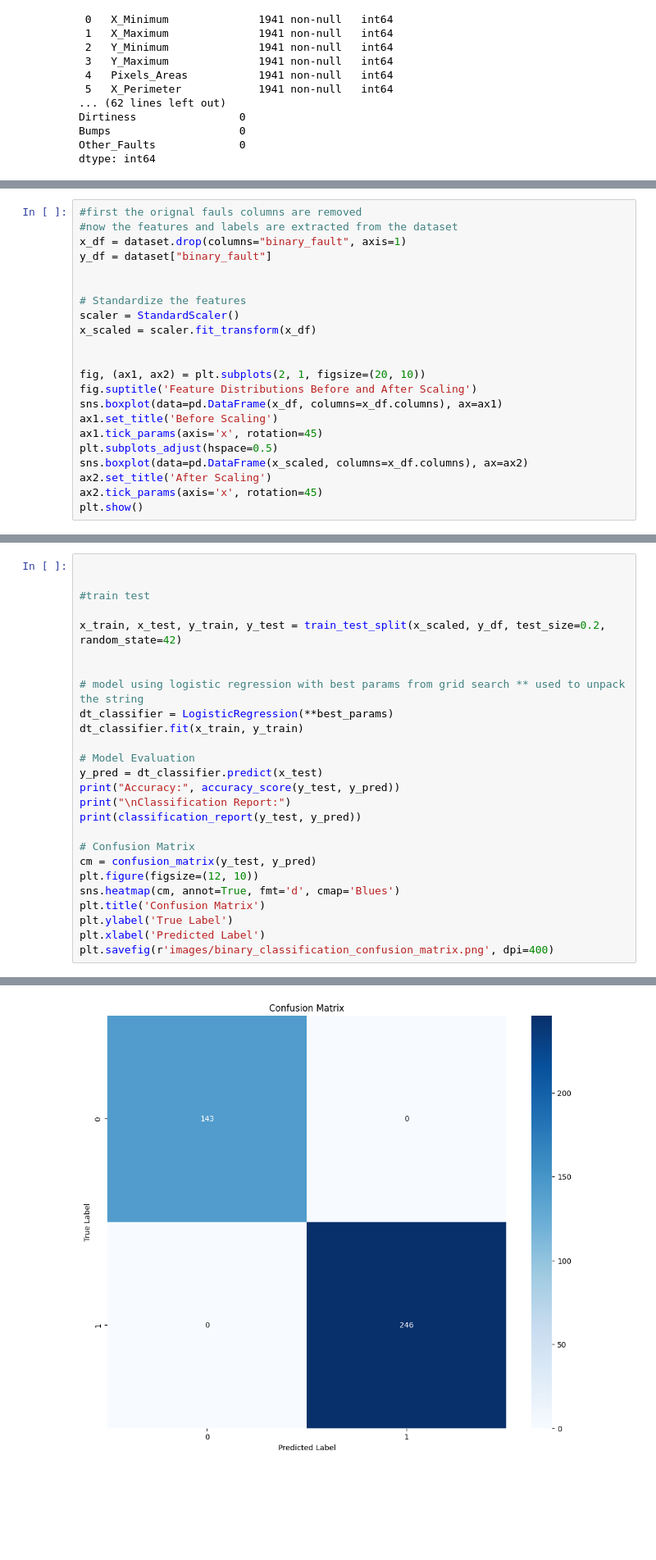
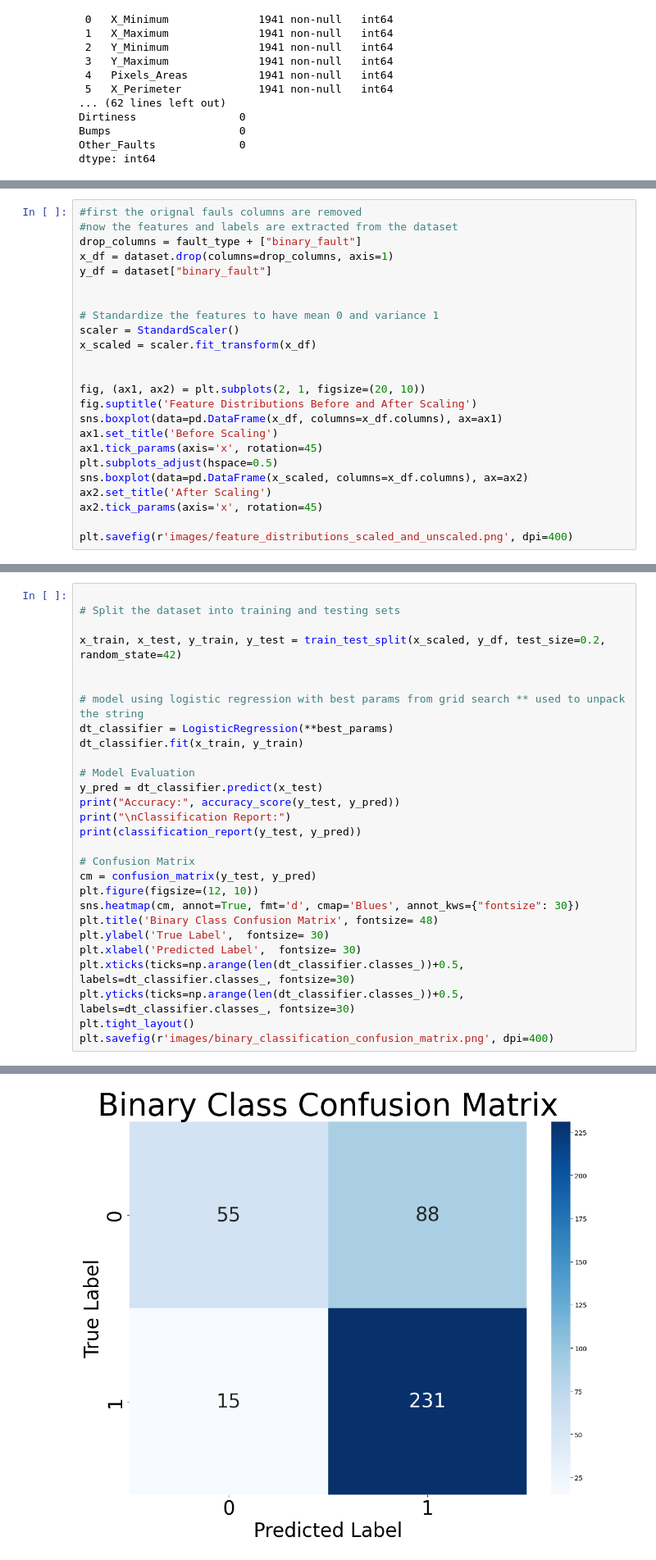
Before and after one commit to MNejmann/AAU-VT1-AML-Miniproject, a Jupyter notebook: binary_classification.ipynb, the cells around one changed output, grey strips where cells are left out. Shown: that part at 82% size. Saved outputs shown, nothing was run; the diff lists cells and outputs as text; blank space fills up the shorter version.

```diff
--- a/binary_classification.ipynb
+++ b/binary_classification.ipynb
@@ -108,11 +114,12 @@ Name: count, dtype: int64
 # %%
 #first the orignal fauls columns are removed
 #now the features and labels are extracted from the dataset
-x_df = dataset.drop(columns="binary_fault", axis=1)
+drop_columns = fault_type + ["binary_fault"]
+x_df = dataset.drop(columns=drop_columns, axis=1)
 y_df = dataset["binary_fault"]
 
 
-# Standardize the features
+# Standardize the features to have mean 0 and variance 1
 scaler = StandardScaler()
 x_scaled = scaler.fit_transform(x_df)
 
@@ -126,5 +133,6 @@ plt.subplots_adjust(hspace=0.5)
 sns.boxplot(data=pd.DataFrame(x_scaled, columns=x_df.columns), ax=ax2)
 ax2.set_title('After Scaling')
 ax2.tick_params(axis='x', rotation=45)
-plt.show()
+
+plt.savefig(r'images/feature_distributions_scaled_and_unscaled.png', dpi=400)
 # %% [output]
@@ -165,7 +172,6 @@ Grid Search Duration (seconds): 6.9079577922821045
 # %%
 
-
-#train test
+# Split the dataset into training and testing sets
 
 x_train, x_test, y_train, y_test = train_test_split(x_scaled, y_df, test_size=0.2, random_state=42)
 
@@ -183,9 +189,12 @@ print(classification_report(y_test, y_pred))
 # Confusion Matrix
 cm = confusion_matrix(y_test, y_pred)
 plt.figure(figsize=(12, 10))
-sns.heatmap(cm, annot=True, fmt='d', cmap='Blues')
-plt.title('Confusion Matrix')
-plt.ylabel('True Label')
-plt.xlabel('Predicted Label')
+sns.heatmap(cm, annot=True, fmt='d', cmap='Blues', annot_kws={"fontsize": 30})
+plt.title('Binary Class Confusion Matrix', fontsize= 48)
+plt.ylabel('True Label',  fontsize= 30)
+plt.xlabel('Predicted Label',  fontsize= 30)
+plt.xticks(ticks=np.arange(len(dt_classifier.classes_))+0.5, labels=dt_classifier.classes_, fontsize=30)
+plt.yticks(ticks=np.arange(len(dt_classifier.classes_))+0.5, labels=dt_classifier.classes_, fontsize=30)
+plt.tight_layout()
 plt.savefig(r'images/binary_classification_confusion_matrix.png', dpi=400)
 # %% [output]
@@ -203 +212 @@ weighted avg       1.00      1.00      1.00       389
-[figure, old version]
+[figure, new version]
```
Also changed, not shown: parts of 8 cells of this notebook, 7 other files.
